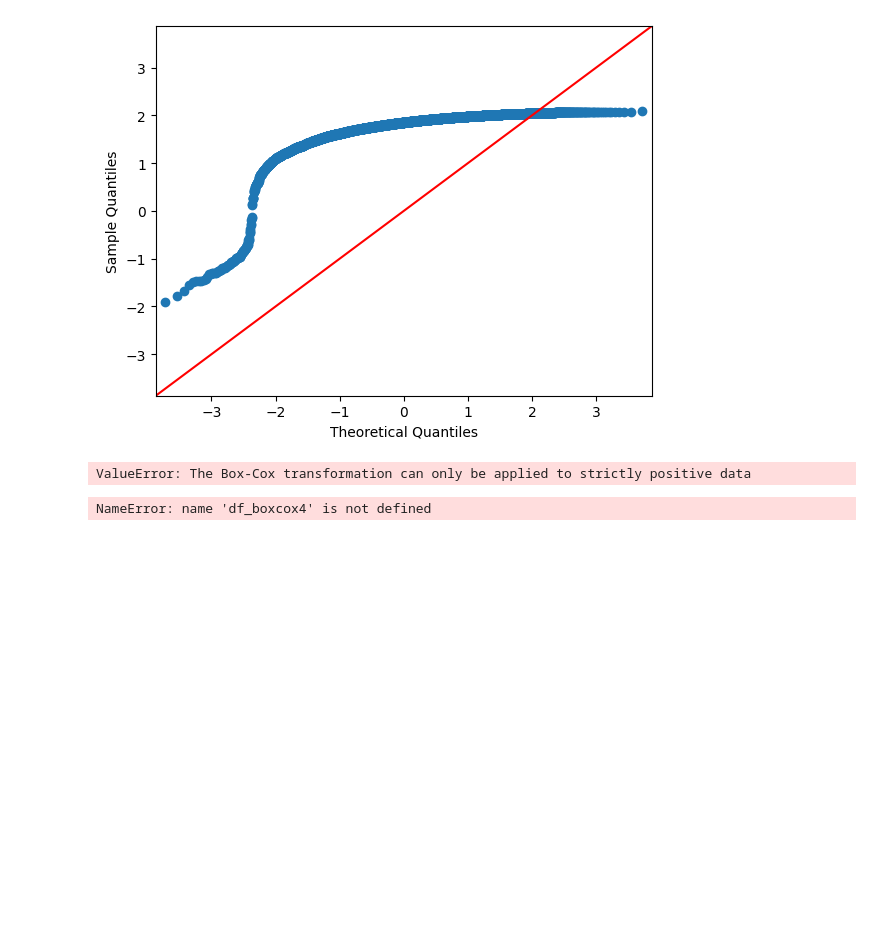
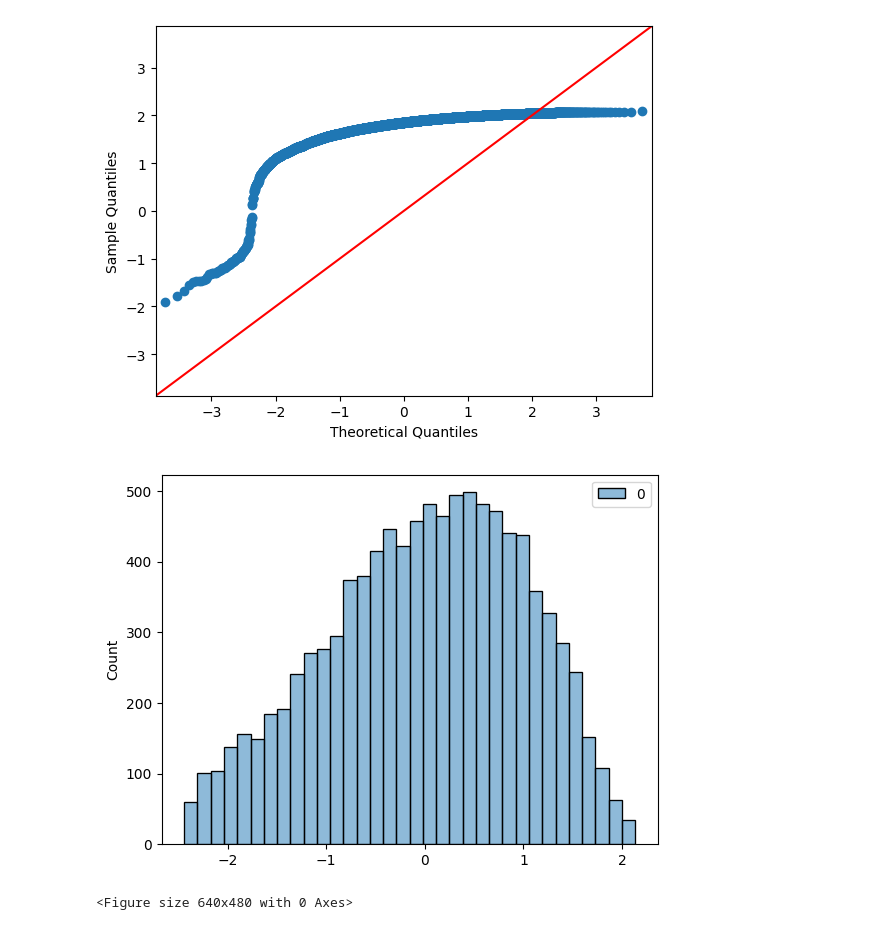
Before and after one commit to Lozol/StartUp_homework, a Jupyter notebook: HW 48.ipynb, the cells around one changed output. Drawn from its saved outputs; the diff is of its cells as text; code cells hidden in the pictures; blank space fills up the shorter version.

```diff
--- a/HW 48.ipynb
+++ b/HW 48.ipynb
@@ -218,13 +218,11 @@ plt.show()
 # %%
 data4 = df['Highly Negative Skew'].values.reshape(-1, 1)
 # %%
-
-df_boxcox4 = pt.fit_transform(data4)
+df_yeo2 = pt2.fit_transform(data4)
-# %% [output]
-ValueError: The Box-Cox transformation can only be applied to strictly positive data
 # %%
-sns.histplot(df_boxcox4)
+sns.histplot(df_yeo2)
 fig = plt.figure()
 # %% [output]
+[figure, added]
-NameError: name 'df_boxcox4' is not defined
+<Figure size 640x480 with 0 Axes>
 # %%
```
Also changed, not shown: parts of 5 cells of this notebook.
